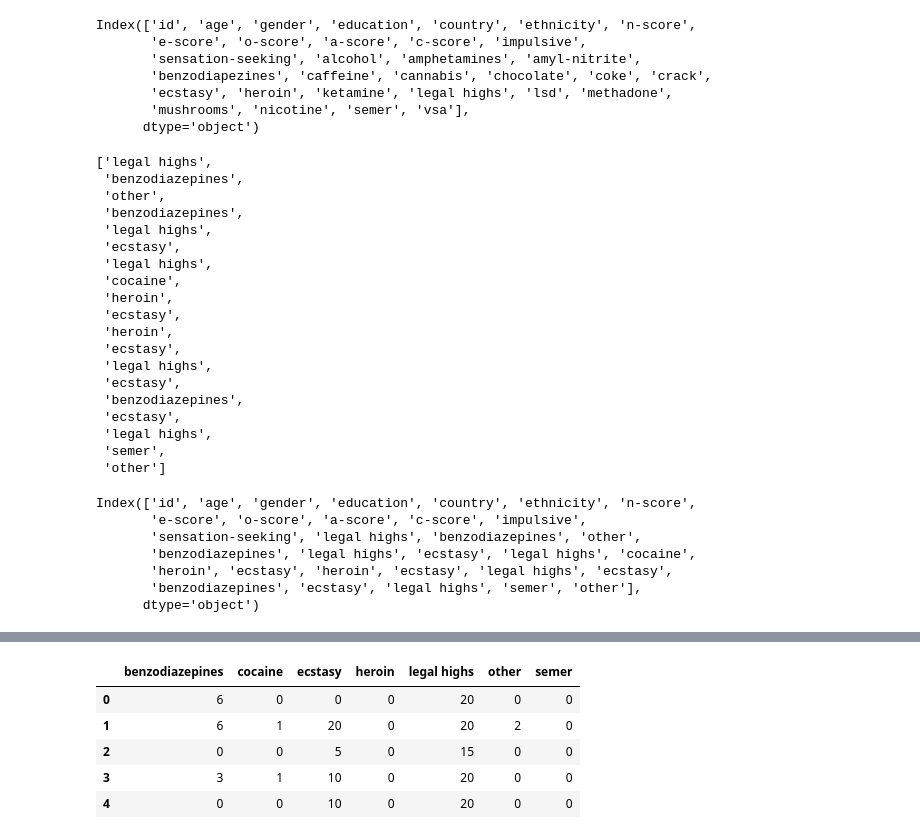
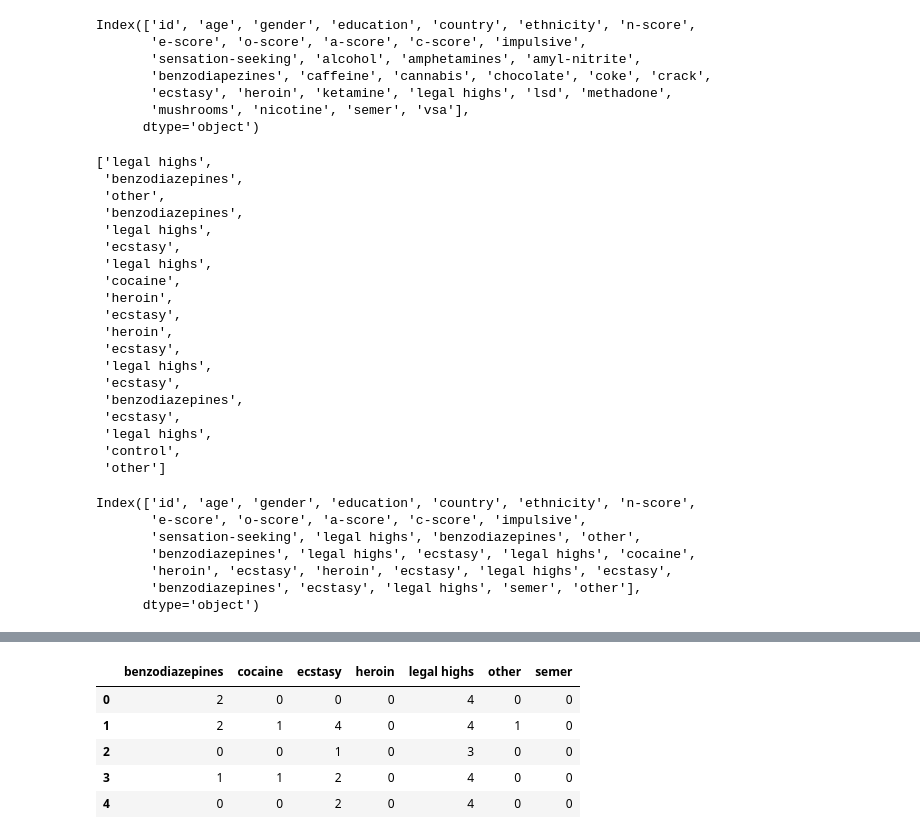
Before and after one commit to jsudufour/30days-of-ml, a Jupyter notebook: 1-drugs/Personality and Drug Use - Classification.ipynb, the cells around one changed output, grey strips where cells are left out. Drawn from its saved outputs; the diff is of its cells as text; code cells hidden in the pictures.

```diff
--- a/1-drugs/Personality and Drug Use - Classification.ipynb
+++ b/1-drugs/Personality and Drug Use - Classification.ipynb
@@ -242,7 +249,7 @@ Index(['id', 'age', 'gender', 'education', 'country', 'ethnicity', 'n-score',
       dtype='object')
 # %%
 dcols = ['alcohol', 'amphetamines', 'amyl nitrite',
-       'benzodiapezines', 'caffeine', 'cannabis', 'chocolate', 'coke', 'crack',
+       'benzodiazepines', 'caffeine', 'cannabis', 'chocolate', 'coke', 'crack',
        'ecstasy', 'heroin', 'ketamine', 'legal highs', 'lsd', 'methadone',
        'mushrooms', 'nicotine', 'semer', 'vsa']
 new_cols_drugs = [pleiads.get(col_name) for col_name in dcols]
@@ -265,7 +272,7 @@ new_cols_drugs
  'benzodiazepines',
  'ecstasy',
  'legal highs',
- 'semer',
+ 'control',
  'other']
 # %%
 new_cols = ['id', 'age', 'gender', 'education', 'country', 'ethnicity', 'n-score',
@@ -305,14 +312,14 @@ types.head()
 # %%
 # Merge columns with same group together, sum values
 #df.groupby(df.columns, axis=1).sum()
-d_types_d = d_types[new_cols_drugs]
+d_types_d = d_types.iloc[:,13:]
 d_types_d = d_types_d.groupby(d_types_d.columns, axis = 1).sum()
 d_types_d.head()
 # %% [output]
 |  | benzodiazepines | cocaine | ecstasy | heroin | legal highs | other | semer |
-| 0 | 6 | 0 | 0 | 0 | 20 | 0 | 0 |
-| 1 | 6 | 1 | 20 | 0 | 20 | 2 | 0 |
-| 2 | 0 | 0 | 5 | 0 | 15 | 0 | 0 |
-| 3 | 3 | 1 | 10 | 0 | 20 | 0 | 0 |
-| 4 | 0 | 0 | 10 | 0 | 20 | 0 | 0 |
+| 0 | 2 | 0 | 0 | 0 | 4 | 0 | 0 |
+| 1 | 2 | 1 | 4 | 0 | 4 | 1 | 0 |
+| 2 | 0 | 0 | 1 | 0 | 3 | 0 | 0 |
+| 3 | 1 | 1 | 2 | 0 | 4 | 0 | 0 |
+| 4 | 0 | 0 | 2 | 0 | 4 | 0 | 0 |
 # %%
```
Also changed, not shown: parts of 16 cells of this notebook, 1 other file.
